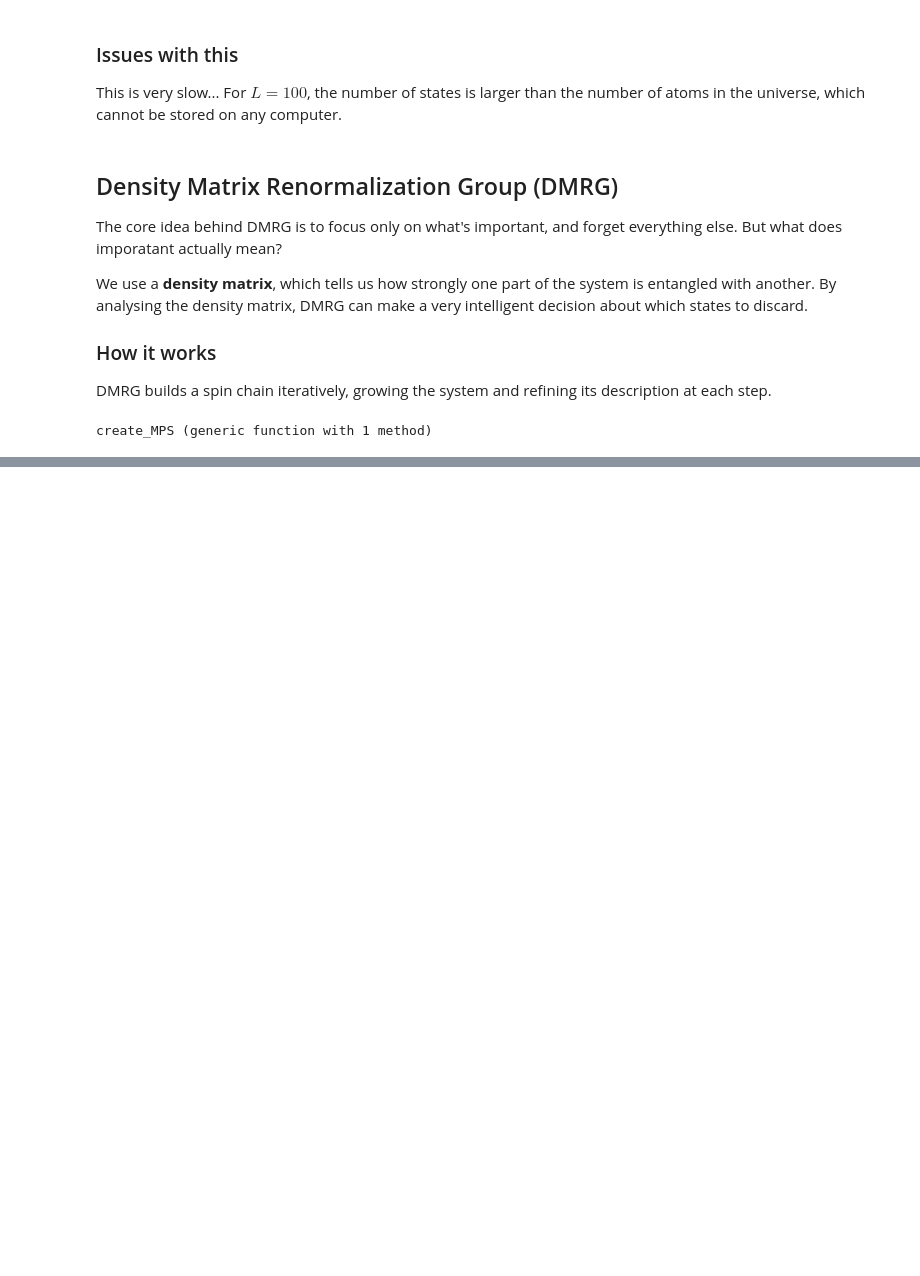
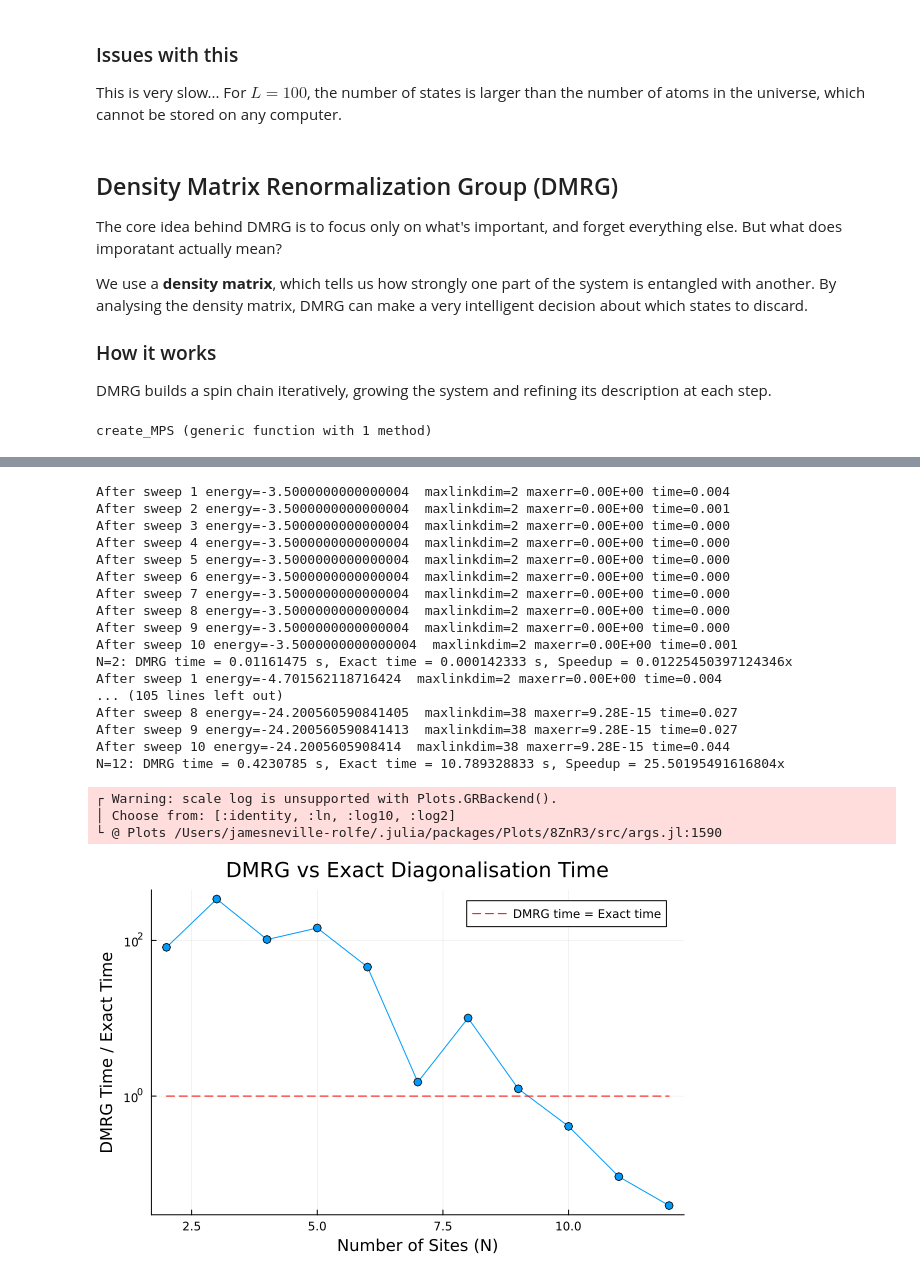
Before and after one commit to jamesnrolfe/MSci-Project, a Jupyter notebook: Preliminaries/hamiltonian_diag.ipynb, the cells around one changed output, grey strips where cells are left out. Drawn from its saved outputs; the diff is of its cells as text; code cells hidden in the pictures; blank space fills up the shorter version.

Commit message:
comparing dmrg time to exact diag

```diff
--- a/Preliminaries/hamiltonian_diag.ipynb
+++ b/Preliminaries/hamiltonian_diag.ipynb
@@ -158,8 +158,8 @@ function create_MPS(L::Int, Χ::Int)
     sites = siteinds("S=1/2", L; conserve_qns=true) # conserve total Sz
 
     # create a random MPS with bond dimension Χ
-    state = [isodd(i) ? "Up" : "Dn" for i in 1:L] # generic ground state
-    ψ0 = randomMPS(sites, state, Χ)
+    init_state = [isodd(i) ? "Up" : "Dn" for i = 1:L] # generic ground state
+    ψ0 = randomMPS(sites, init_state)
     return ψ0, sites
 end
 # %% [output]
@@ -236,0 +366,11 @@ ErrorException: Attempting to contract IndexSet:
+# %%
+using Plots
+
+# We can plot a graph of DMRG_time/exact_time for increasing N.
+# want to do this on a logarithmic scale for the y-axis
+function plot_dmrg_vs_exact_time(N_values, dmrg_times, exact_times)
+    relative_times = dmrg_times ./ exact_times
+    # plot a straight line at y=1 for reference
+    plot(N_values, relative_times, marker=:o, xlabel="Number of Sites (N)", ylabel="DMRG Time / Exact Time", title="DMRG vs Exact Diagonalisation Time", label=nothing, yscale=:log)
+    plot!([minimum(N_values), maximum(N_values)], [1, 1], linestyle=:dash, color=:red, label="DMRG time = Exact time")
+end
@@ -236,0 +379,64 @@ ErrorException: Attempting to contract IndexSet:
+# %%
+# we need to generate data for increasing N
+
+N_values = 2:12
+dmrg_times = Float64[]
+exact_times = Float64[]
+
+for N in N_values
+    Χ = 1000 # bond dimension
+    J = 1.0 # coupling constant
+    Δ = 1.5 # anisotropy parameter
+
+    adj_mat = generate_chain_adjacency_matrix(N)
+    ψ0_chain, sites_chain = create_MPS(N, Χ)
+    H_chain = create_XXZ_Ham_MPO(N, adj_mat, Δ, sites_chain)
+
+    dmrg_time = @elapsed E_chain, ψ_chain = dmrg(H_chain, ψ0_chain, sweeps)
+
+    exact_time = @elapsed begin
+        test_hamiltonian = get_xxz_hamiltonian(N, J, Δ)
+        eigens = eigen(test_hamiltonian)
+        eigenvalues = eigens.values
+        ground_state = minimum(eigenvalues)
+    end
+
+    push!(dmrg_times, dmrg_time)
+    push!(exact_times, exact_time)
+
+    println("N=$N: DMRG time = $dmrg_time s, Exact time = $exact_time s, Speedup = $(exact_time/dmrg_time)x")
+end
+
+plot_dmrg_vs_exact_time(N_values, dmrg_times, exact_times)
+
+first_dmrg_faster = nothing
+for i in N_values
+    if dmrg_times[i-1] < exact_times[i-1]
+        first_dmrg_faster = i
+        break
+    end
+end
+
+println("DMRG becomes faster than exact diagonalisation at N=$first_dmrg_faster")
+# %% [output]
+After sweep 1 energy=-3.5000000000000004  maxlinkdim=2 maxerr=0.00E+00 time=0.004
+After sweep 2 energy=-3.5000000000000004  maxlinkdim=2 maxerr=0.00E+00 time=0.001
+After sweep 3 energy=-3.5000000000000004  maxlinkdim=2 maxerr=0.00E+00 time=0.000
+After sweep 4 energy=-3.5000000000000004  maxlinkdim=2 maxerr=0.00E+00 time=0.000
+After sweep 5 energy=-3.5000000000000004  maxlinkdim=2 maxerr=0.00E+00 time=0.000
+After sweep 6 energy=-3.5000000000000004  maxlinkdim=2 maxerr=0.00E+00 time=0.000
+After sweep 7 energy=-3.5000000000000004  maxlinkdim=2 maxerr=0.00E+00 time=0.000
+After sweep 8 energy=-3.5000000000000004  maxlinkdim=2 maxerr=0.00E+00 time=0.000
+After sweep 9 energy=-3.5000000000000004  maxlinkdim=2 maxerr=0.00E+00 time=0.000
+After sweep 10 energy=-3.5000000000000004  maxlinkdim=2 maxerr=0.00E+00 time=0.001
+N=2: DMRG time = 0.01161475 s, Exact time = 0.000142333 s, Speedup = 0.01225450397124346x
+After sweep 1 energy=-4.701562118716424  maxlinkdim=2 maxerr=0.00E+00 time=0.004
+... (105 lines left out)
+After sweep 8 energy=-24.200560590841405  maxlinkdim=38 maxerr=9.28E-15 time=0.027
+After sweep 9 energy=-24.200560590841413  maxlinkdim=38 maxerr=9.28E-15 time=0.027
+After sweep 10 energy=-24.2005605908414  maxlinkdim=38 maxerr=9.28E-15 time=0.044
+N=12: DMRG time = 0.4230785 s, Exact time = 10.789328833 s, Speedup = 25.50195491616804x
+┌ Warning: scale log is unsupported with Plots.GRBackend().
+│ Choose from: [:identity, :ln, :log10, :log2]
+└ @ Plots /Users/jamesneville-rolfe/.julia/packages/Plots/8ZnR3/src/args.jl:1590
+[figure, added]
```
Also changed, not shown: parts of 10 cells of this notebook.
